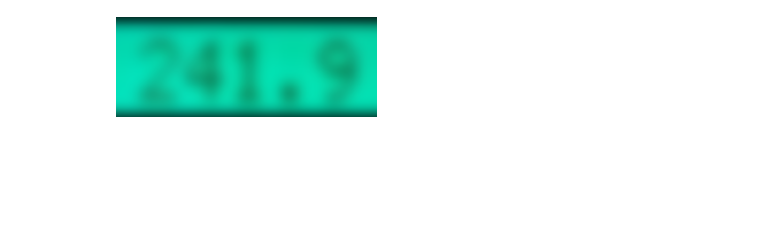
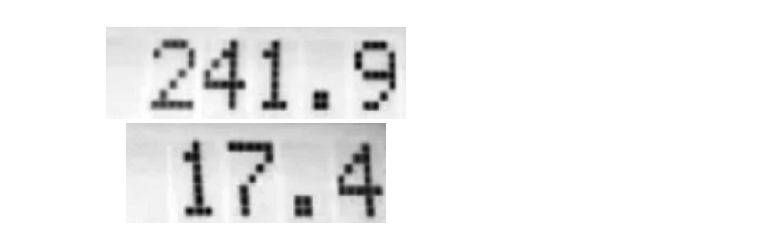
Before and after one commit to EnglishBeach/Diplom-work, a Jupyter notebook: Video_process/to_frames.ipynb, the cells around one changed output. Cells and saved outputs as stored; diff of their text form; code cells hidden in the pictures; blank space fills up the shorter version.

```diff
--- a/Video_process/to_frames.ipynb
+++ b/Video_process/to_frames.ipynb
@@ -83,32 +86,34 @@ Blur value= 8
 # %%
 # Selection
-START_FRAME = cv2.blur(START_FRAME, (BLUR, BLUR))
-
-
 def strict(image, x, y, w, h):
     return image[y:y + h, x:x + w]
 
 
 SLICE_CORDS = []
-values_to_recognize= int(input('Valaues to recognize: '))
+values_to_recognize = int(input('Valaues to recognize: '))
 
 for i in range(values_to_recognize):
+    roi_frame = image_process(START_FRAME, blur=BLUR)
+    roi_frame = cv2.bitwise_not(roi_frame)
     current_slice = cv2.selectROI(
         f'Select {len(SLICE_CORDS)+1}',
-        START_FRAME,
+        roi_frame,
         fromCenter=False,
         showCrosshair=True,
     )
     SLICE_CORDS.append(current_slice)
 cv2.destroyAllWindows()
 
 fig, axes = plt.subplots(nrows=values_to_recognize)
-if not isinstance(axes,np.ndarray): axes = [axes]
-fig.set_size_inches(3,1*values_to_recognize)
-fig.subplots_adjust(left=0,right=1,bottom=0.0,top=1,hspace=0,wspace=0)
-start_slices=  [strict(START_FRAME,*params) for params in SLICE_CORDS]
+if not isinstance(axes, np.ndarray): axes = [axes]
+fig.set_size_inches(3, 1 * values_to_recognize)
+fig.subplots_adjust(left=0, right=1, bottom=0.0, top=1, hspace=0, wspace=0)
+start_slices = [
+    strict(image_process(START_FRAME, blur=BLUR), *params)
+    for params in SLICE_CORDS
+]
 for i in range(values_to_recognize):
     axes[i].set_axis_off()
-    axes[i].imshow(start_slices[i])
+    axes[i].imshow(start_slices[i], cmap='binary')
 # %% [output]
-[figure, old version]
+[figure, new version]
```
Also changed, not shown: parts of 31 cells of this notebook.
